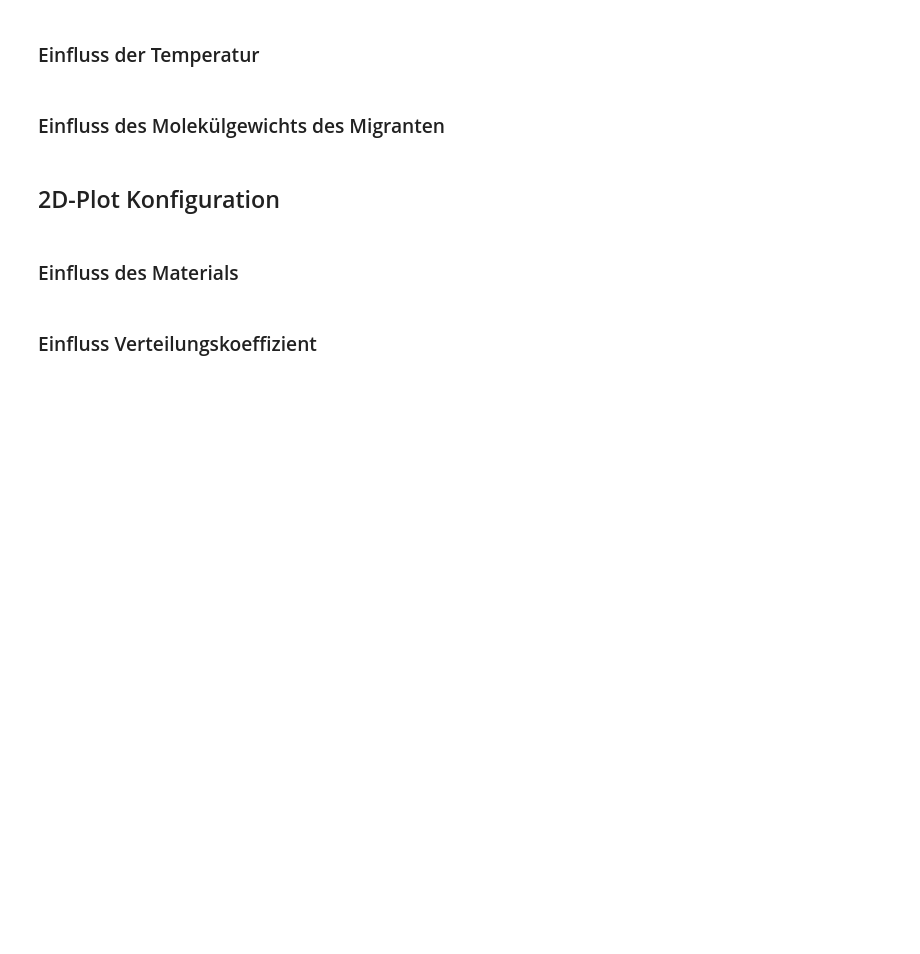
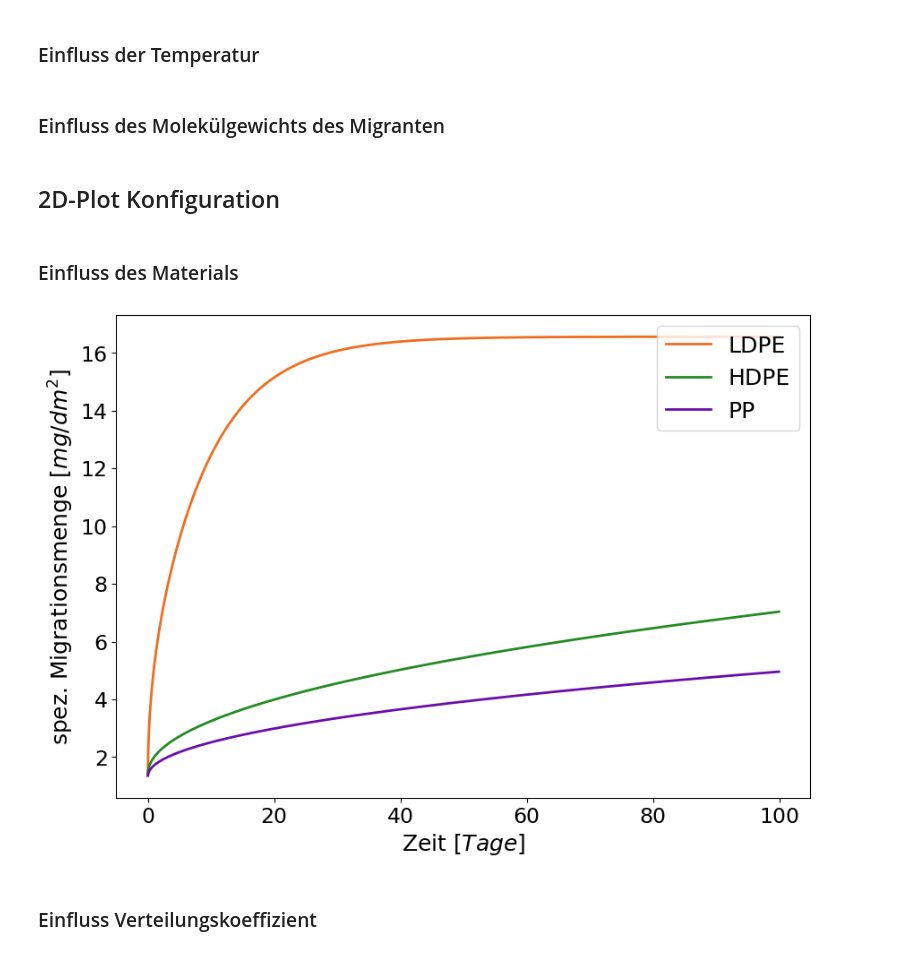
Before and after one commit to tommysgithub23/fdm-migration-calc, a Jupyter notebook: archive/sl-model/piringer/piringer_plots.ipynb, the cells around one changed output. Cells and saved outputs as stored; diff of their text form; code cells hidden in the pictures; blank space fills up the shorter version.

```diff
--- a/archive/sl-model/piringer/piringer_plots.ipynb
+++ b/archive/sl-model/piringer/piringer_plots.ipynb
@@ -490,44 +490,46 @@ results_K = results_K.tolist()
 # %% [markdown]
 ### Einfluss des Materials
 # %%
-# plt.figure(figsize=(10, 7))
+plt.figure(figsize=(10, 7))
 
-# colors = ['#00349D', '#6A0DAD', '#228B22', '#20B2AA', '#F06D1D']
-# colors = colors[::-1]
-# # Definiere manuelle Farben für jedes Material
-# colors = {
-#     'LDPE': '#F06D1D',
-#     'HDPE': '#228B22',
-#     'PP': '#6A0DAD',
-#     'PS': '#00349D',
-#     'PET': '#646464'
-# }
+colors = ['#00349D', '#6A0DAD', '#228B22', '#20B2AA', '#F06D1D']
+colors = colors[::-1]
+# Definiere manuelle Farben für jedes Material
+colors = {
+    'LDPE': '#F06D1D',
+    'HDPE': '#228B22',
+    'PP': '#6A0DAD',
+    'PS': '#00349D',
+    'PET': '#646464'
+}
 
-# for i, material in enumerate(materials):
-#     plt.plot(time_days, results_area_material[i], color = colors[material],
-#              label=material, linewidth=2)
+for i, material in enumerate(materials):
+    plt.plot(time_days, results_area_material[i], color = colors[material],
+             label=material, linewidth=2)
 
-# # # Unterschrift mit den Randbedingungen
-# # conditions_text = (
-# #     f"$M_{{r}}$ = {M_mw} g/mol, T = {T_C} °C\n"
-# #     f"$c_{{P,0}}$ = {c_P0} mg/kg, $\\rho_{{P}}$ = {P_density} g/cm³, $\\rho_{{F}}$ = {F_density} g/cm³\n"
-# #     f"$K_{{P,F}}$ = {K_PF}, $\\alpha$ = {alpha}\n"
-# #     f"$A_{{P,F}}$ = {A_PF} dm², $d_{{P}}$ = {d_P} cm, $d_{{F}}$ = {d_F} cm\n"
-# # )
-# # Füge den Text unterhalb des Plots hinzu
-# # plt.figtext(0.5, 0.3, conditions_text, wrap=True, horizontalalignment='left', fontsize=10, va='center')
-# # Schriftgröße der Achsen und Ticklabels anpassen
+# # Unterschrift mit den Randbedingungen
+# conditions_text = (
+#     f"$M_{{r}}$ = {M_mw} g/mol, T = {T_C} °C\n"
+#     f"$c_{{P,0}}$ = {c_P0} mg/kg, $\\rho_{{P}}$ = {P_density} g/cm³, $\\rho_{{F}}$ = {F_density} g/cm³\n"
+#     f"$K_{{P,F}}$ = {K_PF}, $\\alpha$ = {alpha}\n"
+#     f"$A_{{P,F}}$ = {A_PF} dm², $d_{{P}}$ = {d_P} cm, $d_{{F}}$ = {d_F} cm\n"
+# )
+# Füge den Text unterhalb des Plots hinzu
+# plt.figtext(0.5, 0.3, conditions_text, wrap=True, horizontalalignment='left', fontsize=10, va='center')
+# Schriftgröße der Achsen und Ticklabels anpassen
 
 
-# plt.xlabel('Zeit $[Tage]$', fontsize=18)  # Achsentitel größer
-# plt.ylabel('spez. Migrationsmenge $[mg/dm^2]$', fontsize=18)  # Achsentitel größer
-# plt.xticks(fontsize=17)  # Ticks der x-Achse
-# plt.yticks(fontsize=17)  # Ticks der y-Achse
+plt.xlabel('Zeit $[Tage]$', fontsize=18)  # Achsentitel größer
+plt.ylabel('spez. Migrationsmenge $[mg/dm^2]$', fontsize=18)  # Achsentitel größer
+plt.xticks(fontsize=17)  # Ticks der x-Achse
+plt.yticks(fontsize=17)  # Ticks der y-Achse
 
-# # Legende anpassen (Größe und Position)
-# plt.legend(loc='upper right', fontsize=18)  # Legende größer machen
-# plt.savefig('/Users/tomhartmann/Documents/00_UNI/01_MASTER/STUDIENARBEIT/000_Vektorgrafiken/Piringer/piringer-var-Material.pdf', bbox_inches='tight')
-# plt.show()
+# Legende anpassen (Größe und Position)
+plt.legend(loc='upper right', fontsize=18)  # Legende größer machen
+plt.savefig('/Users/tomhartmann/Documents/00_UNI/01_MASTER/STUDIENARBEIT/000_Vektorgrafiken/Piringer/piringer-var-Material.pdf', bbox_inches='tight')
+plt.show()
+# %% [output]
+[figure, added]
 # %% [markdown]
 ### Einfluss Verteilungskoeffizient
 # %%
```
Also changed, not shown: parts of 3 cells of this notebook, 1 other file.
